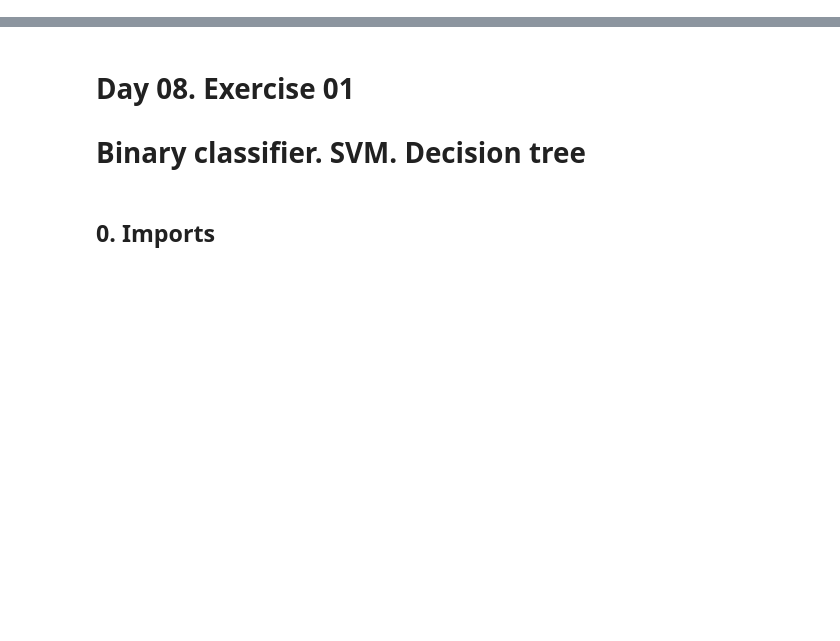
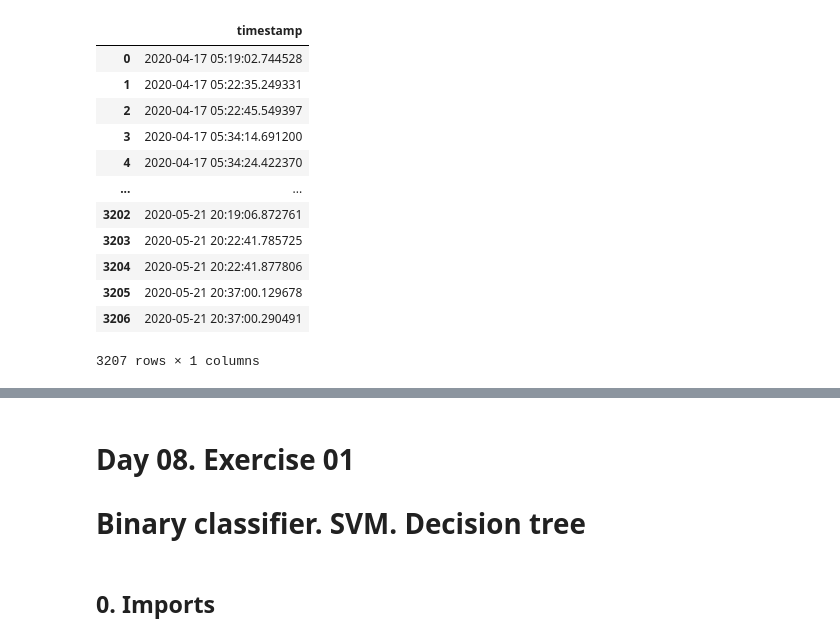
Before and after one commit to Zomberep/S21_DS_DAY_08, a Jupyter notebook: research.ipynb, the cells around one changed output, grey strips where cells are left out. Cells and saved outputs as stored; diff of their text form; code cells hidden in the pictures; blank space fills up the shorter version.

```diff
--- a/research.ipynb
+++ b/research.ipynb
@@ -0,0 +18,17 @@
+# %%
+data = pd.read_csv("./data/checker_timestamp.csv", header=0, parse_dates=["timestamp"])
+data
+# %% [output]
+|  | timestamp |
+| 0 | 2020-04-17 05:19:02.744528 |
+| 1 | 2020-04-17 05:22:35.249331 |
+| 2 | 2020-04-17 05:22:45.549397 |
+| 3 | 2020-04-17 05:34:14.691200 |
+| 4 | 2020-04-17 05:34:24.422370 |
+| ... | ... |
+| 3202 | 2020-05-21 20:19:06.872761 |
+| 3203 | 2020-05-21 20:22:41.785725 |
+| 3204 | 2020-05-21 20:22:41.877806 |
+| 3205 | 2020-05-21 20:37:00.129678 |
+| 3206 | 2020-05-21 20:37:00.290491 |
+3207 rows × 1 columns
```
Also changed, not shown: parts of 32 cells of this notebook.
